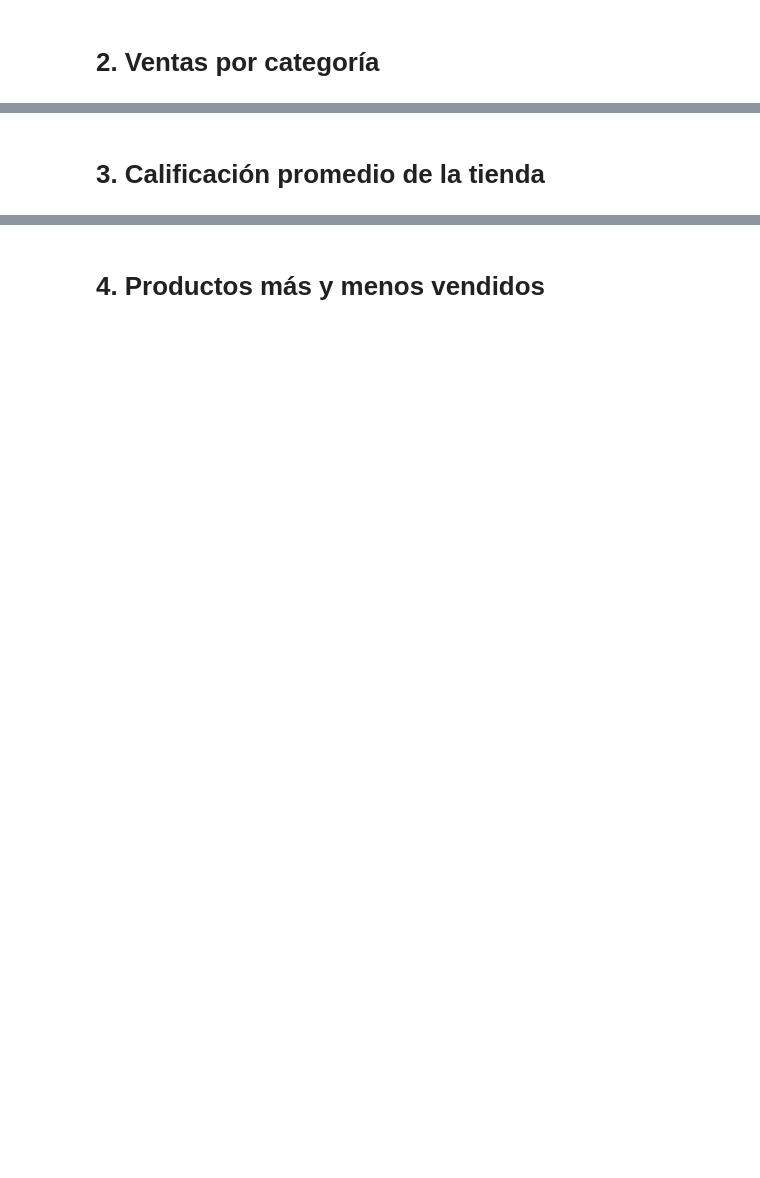
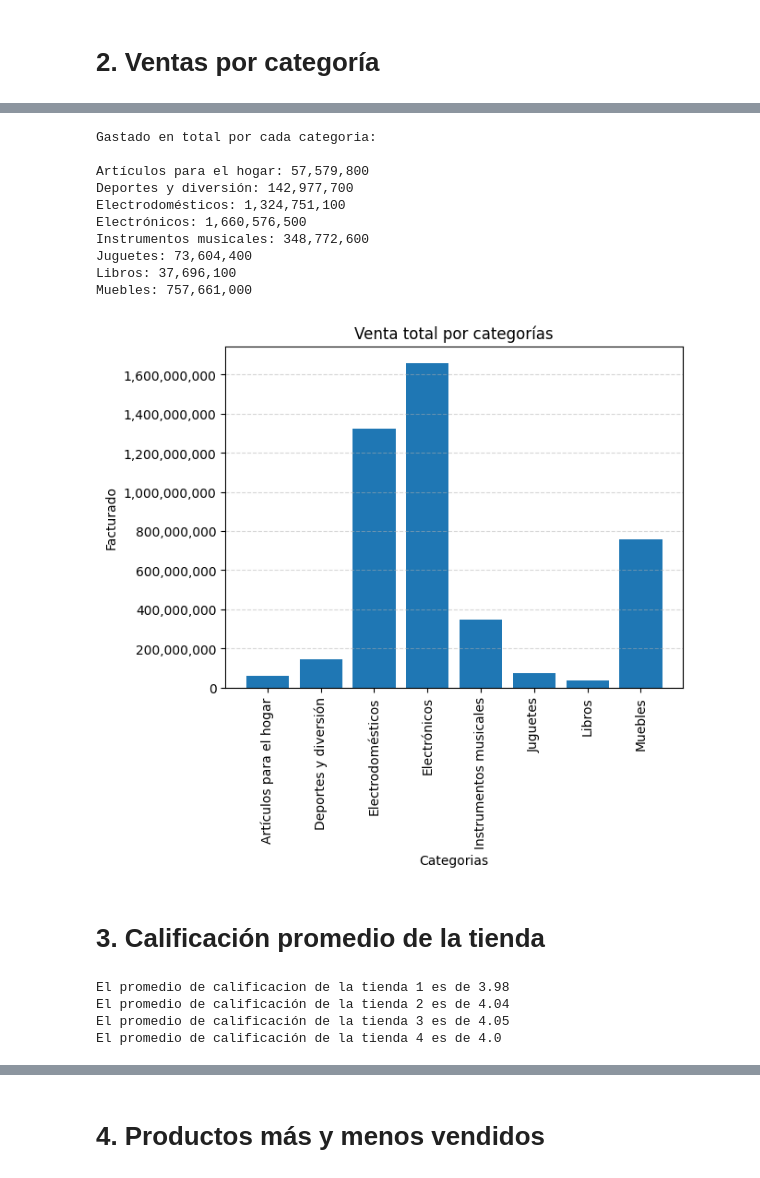
Before and after one commit to SandroEsteban/challenge-alura-store, a Jupyter notebook: AluraStoreLatam.ipynb, the cells around one changed output, grey strips where cells are left out. Cells and saved outputs as stored; diff of their text form; code cells hidden in the pictures; blank space fills up the shorter version.

```diff
--- a/AluraStoreLatam.ipynb
+++ b/AluraStoreLatam.ipynb
@@ -30,2 +151,47 @@ tienda.head()
+# %%
+nuevos_precios_total = [precios1, precios2, precios3, precios4]
+resultado = list(map(sum,zip(*nuevos_precios_total)))
+tupla_creada = list(zip(categorias1, resultado))
+
+print("Gastado en total por cada categoria: \n")
+for categoria, total in tupla_creada:
+  print(f"{categoria}: {total:,.0f}")
+
+
+plt.bar(categorias1, resultado)
+plt.title("Venta total por categorías")
+plt.xlabel("Categorias")
+plt.ylabel("Facturado")
+plt.grid(axis='y', linestyle='--', alpha=0.5)
+plt.gca().yaxis.set_major_formatter(mticker.StrMethodFormatter('{x:,.0f}'))
+plt.xticks(rotation=90)
+plt.show()
+# %% [output]
+Gastado en total por cada categoria:
+
+Artículos para el hogar: 57,579,800
+Deportes y diversión: 142,977,700
+Electrodomésticos: 1,324,751,100
+Electrónicos: 1,660,576,500
+Instrumentos musicales: 348,772,600
+Juguetes: 73,604,400
+Libros: 37,696,100
+Muebles: 757,661,000
+[figure, added]
 # %% [markdown]
 # 3. Calificación promedio de la tienda
+# %%
+promedio_tienda1 = round(tienda1['Calificación'].mean(),2)
+promedio_tienda2 = round(tienda2['Calificación'].mean(),2)
+promedio_tienda3 = round(tienda3['Calificación'].mean(),2)
+promedio_tienda4 = round(tienda4['Calificación'].mean(),2)
+
+print(f"El promedio de calificacion de la tienda 1 es de {promedio_tienda1}")
+print(f"El promedio de calificación de la tienda 2 es de {promedio_tienda2}")
+print(f"El promedio de calificación de la tienda 3 es de {promedio_tienda3}")
+print(f"El promedio de calificación de la tienda 4 es de {promedio_tienda4}")
+# %% [output]
+El promedio de calificacion de la tienda 1 es de 3.98
+El promedio de calificación de la tienda 2 es de 4.04
+El promedio de calificación de la tienda 3 es de 4.05
+El promedio de calificación de la tienda 4 es de 4.0
```
Also changed, not shown: parts of 14 cells of this notebook.
